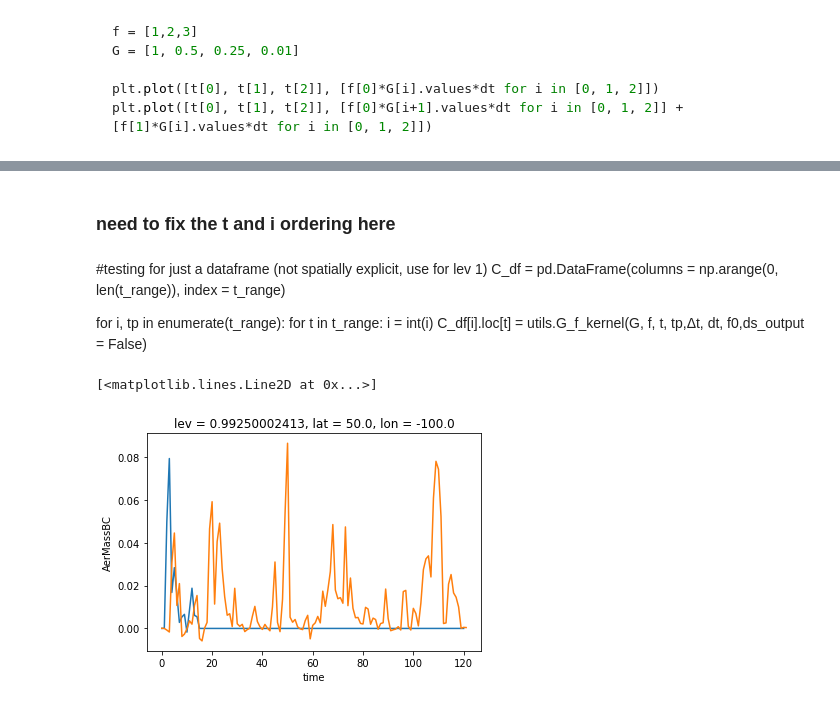
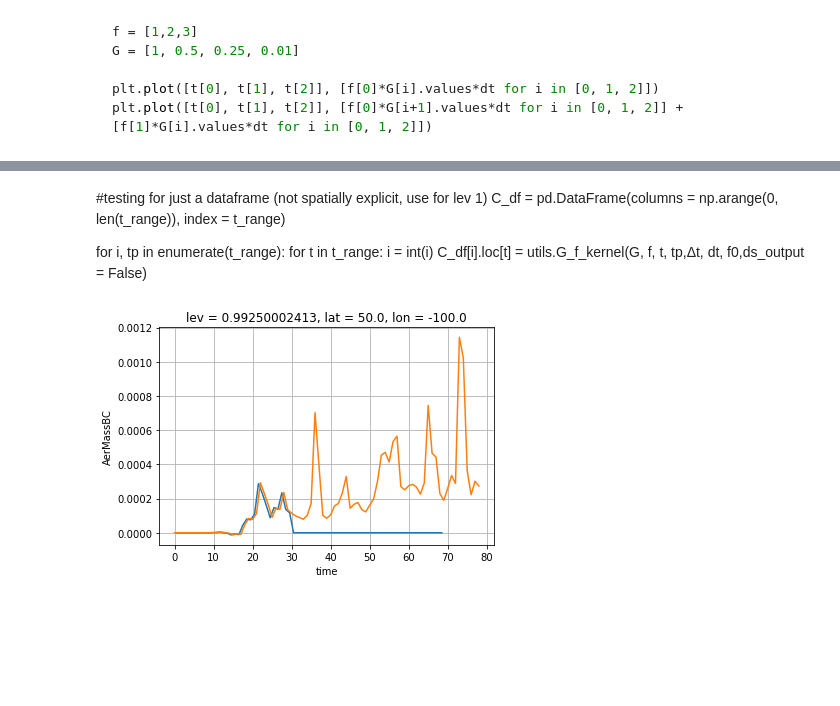
Before and after one commit to lfreese/BC-IRF, a Jupyter notebook: GC_greens_func-spatial.ipynb, the cells around one changed output, grey strips where cells are left out. Cells and saved outputs as stored; diff of their text form; code cells hidden in the pictures; blank space fills up the shorter version.

Commit message:
Updated to create a speedier version, old versions still exist. Need to clean up multiple versions of notebooks that were tests.

```diff
--- a/GC_greens_func-spatial.ipynb
+++ b/GC_greens_func-spatial.ipynb
@@ -74,0 +77,6 @@ f0 = (global_w_mean(ds_emispulse, 'EmisBC_Total') -
+# %%
+for t in [0,1,2]:
+    fig, ax = plt.subplots()
+
+    (ds_emis2x['EmisBC_Total']-ds_emisbase['EmisBC_Total']).isel(time = t, lev = 0).plot.contour(levels = [1e-9,np.nan], colors = 'k')
+    (G/f0).isel(lev = 0, time = t).plot(norm = SymLogNorm(linthresh = 1e9))
@@ -97,24 +104,23 @@ f.plot()
 # %%
-Ndt = 15
+Ndt = 30
 dt = 1 #days
-t_range = np.arange(0., dt*Ndt, dt)
-Δt = 1
+tp_range = np.arange(0, dt*Ndt, dt)
+t_range = tp_range+0.5
+Δt = 1.
 # %%
 C_ds = xr.Dataset(
-    data_vars = dict(c = (["tp","lev","lat","lon","time"], np.zeros([len(t_range),len(ds_base['lev']),len(ds_base['lat']),len(ds_base['lon']),len(f['time'])]))),
+    data_vars = dict(c = (["tp","lev","lat","lon","time"], np.zeros([len(tp_range),len(ds_base['lev']),len(ds_base['lat']),len(ds_base['lon']),len(G['time'])]))),
     coords = dict(
-        tp = t_range,
+        tp = tp_range,
         lev = ("lev", ds_base['lev']),
         lat = ("lat", ds_base['lat']),
         lon = ("lon", ds_base['lon']),
-        time = f['time']
+        time = G['time']
     )
 
 )
-# %% [markdown]
-###  need to fix the t and i ordering here
 # %%
-for i, tp in enumerate(t_range):
+for i, tp in enumerate(tp_range):
     for t in t_range:
         C_ds['c'].loc[dict(tp = tp, time = t)] = utils.G_f_kernel(G, f, t, tp,Δt, dt, f0)
 # %%
@@ -130,8 +136,8 @@ for i, tp in enumerate(t_range):
 # %%
 C_df.sum(axis = 1).plot()
 (ds_conc2x['AerMassBC'].sel(lat = 50, lon = -100, method = 'nearest') - ds_base['AerMassBC'].sel(lat = 50, lon = -100, method = 'nearest')).isel(lev = 0).assign_coords(time = np.arange(0,len(ds_base['time']))).plot()
+plt.grid()
 # %% [output]
-[<matplotlib.lines.Line2D at 0x...>]
-[figure, old version]
+[figure, new version]
 # %%
 fig, axes = plt.subplots(4,2, figsize = [15,30])
```
Also changed, not shown: parts of 14 cells of this notebook, 23 other files.
